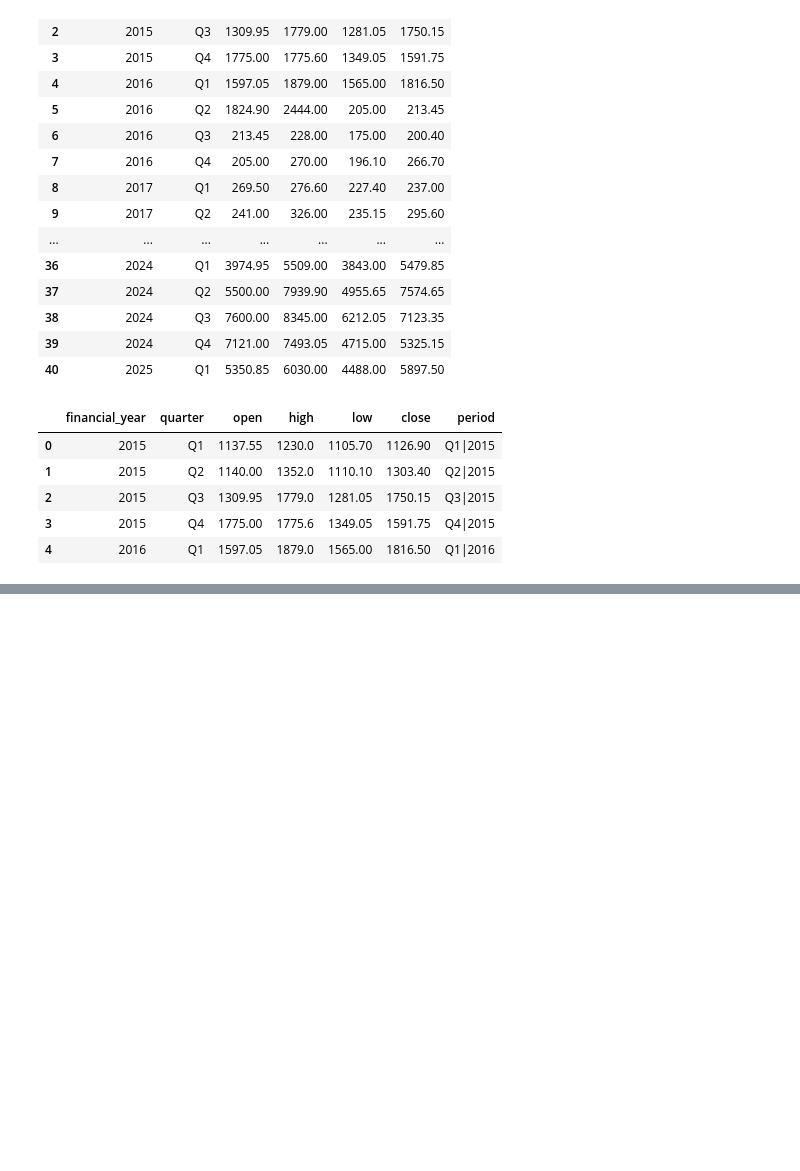
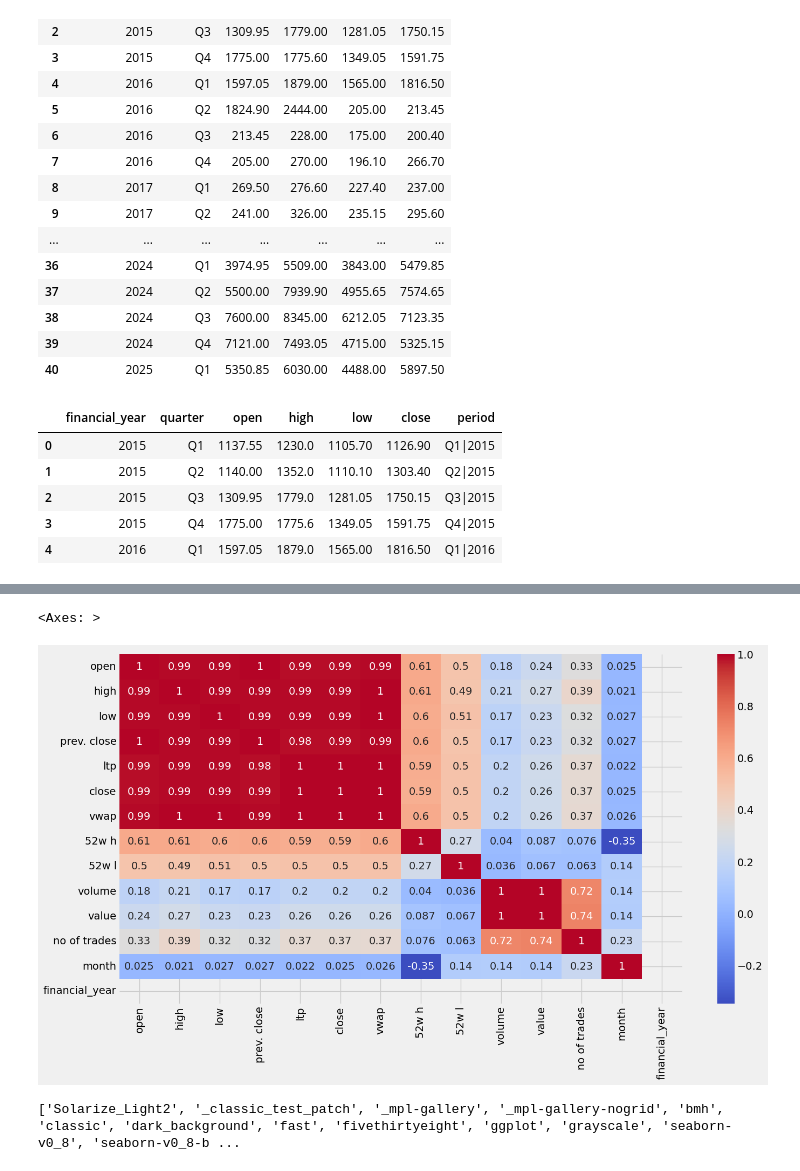
Before and after one commit to shrikant-DS/Predicting_stock_market_equity, a Jupyter notebook: predicting_price.ipynb, the cells around one changed output, grey strips where cells are left out. Cells and saved outputs as stored; diff of their text form; code cells hidden in the pictures; blank space fills up the shorter version.

```diff
--- a/predicting_price.ipynb
+++ b/predicting_price.ipynb
@@ -398,0 +464,12 @@ fig.show()
+# %%
+df_2020_num = df_2020.select_dtypes(include=['float','int'])
+# %%
+plt.figure(figsize=(15, 8))
+sns.heatmap(df_2020_num.corr(method= 'pearson'), annot= True, cmap= 'coolwarm')
+# %% [output]
+<Axes: >
+[figure, added]
+# %%
+print(plt.style.available)
+# %% [output]
+['Solarize_Light2', '_classic_test_patch', '_mpl-gallery', '_mpl-gallery-nogrid', 'bmh', 'classic', 'dark_background', 'fast', 'fivethirtyeight', 'ggplot', 'grayscale', 'seaborn-v0_8', 'seaborn-v0_8-b ...
```
Also changed, not shown: parts of 11 cells of this notebook.
